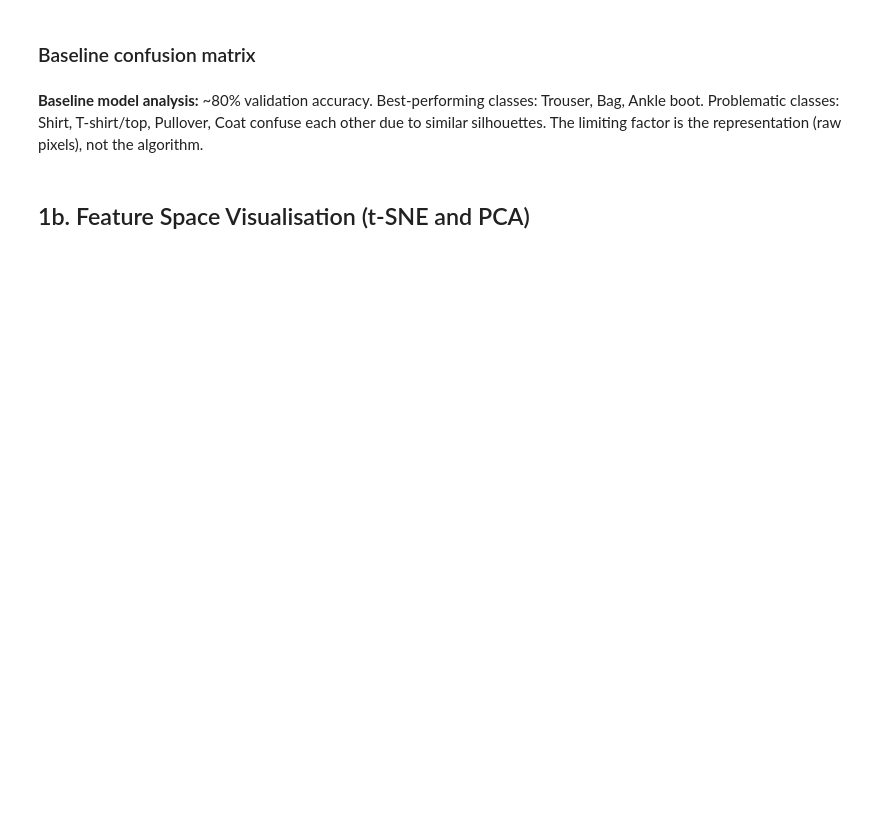
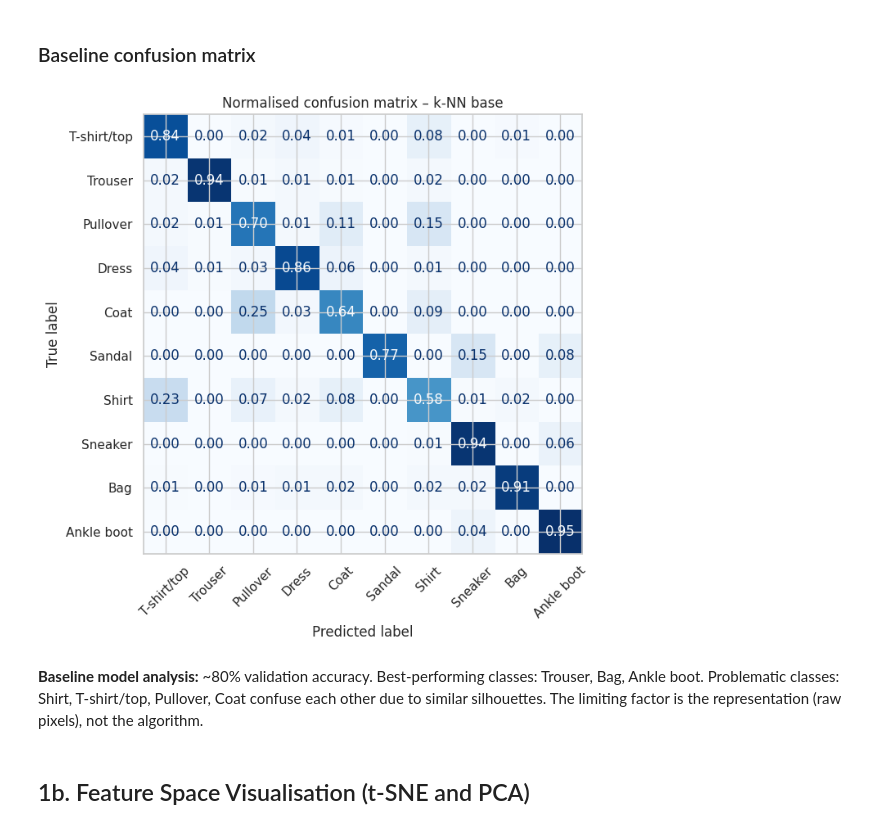
Before and after one commit to ruthsepulveda/ml_coursework, a Jupyter notebook: fashion_mnist_forest_cover_classification.ipynb, the cells around one changed output. Saved outputs shown, nothing was run; the diff lists cells and outputs as text; code cells hidden in the pictures; blank space fills up the shorter version.

```diff
--- a/fashion_mnist_forest_cover_classification.ipynb
+++ b/fashion_mnist_forest_cover_classification.ipynb
@@ -173,11 +201,13 @@ print(classification_report(y_test_fm, y_pred_base, target_names=class_names_fm,
 # %%
 fig, ax = plt.subplots(figsize=(8, 7))
 cm = confusion_matrix(y_test_fm, y_pred_base, normalize='true')
 disp = ConfusionMatrixDisplay(cm, display_labels=class_names_fm)
 disp.plot(ax=ax, cmap='Blues', xticks_rotation=45, values_format='.2f', colorbar=False)
-plt.title('Matriz de confusión normalizada - k-NN base')
+plt.title('Normalised confusion matrix – k-NN base')
 plt.tight_layout()
 plt.show()
+# %% [output]
+[figure, added]
 # %% [markdown]
 **Baseline model analysis:** ~80% validation accuracy. Best-performing classes: Trouser, Bag, Ankle boot. Problematic classes: Shirt, T-shirt/top, Pullover, Coat confuse each other due to similar silhouettes. The limiting factor is the representation (raw pixels), not the algorithm.
 # %% [markdown]
```
Also changed, not shown: parts of 42 cells of this notebook.
